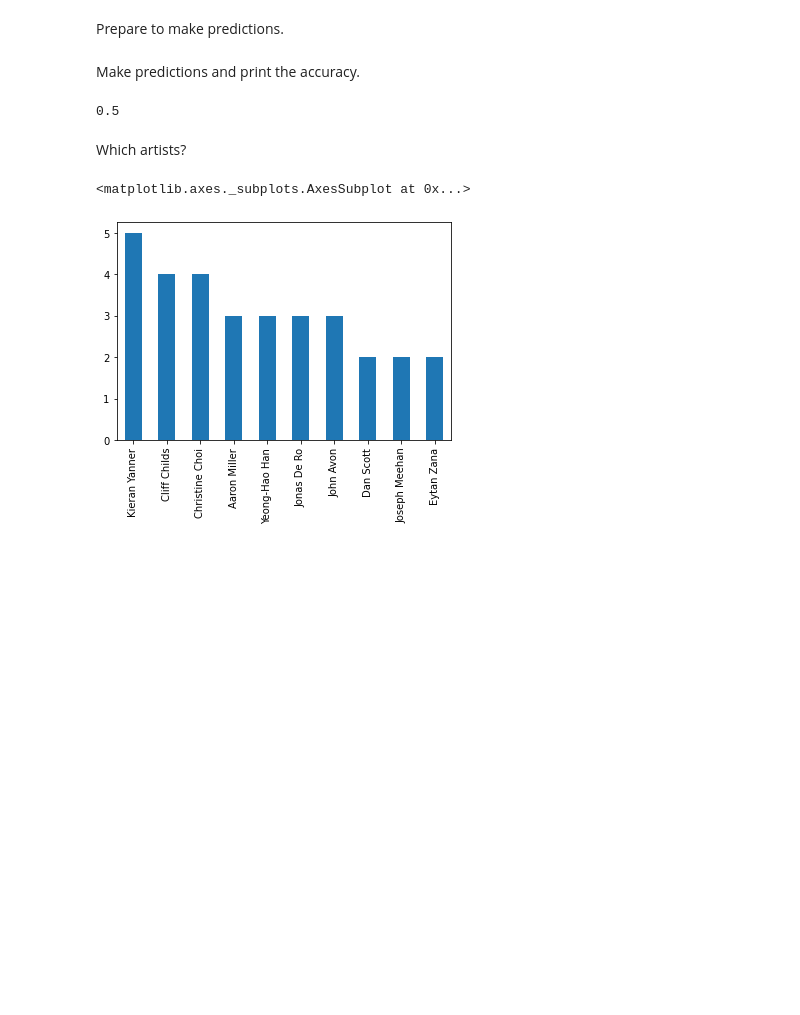
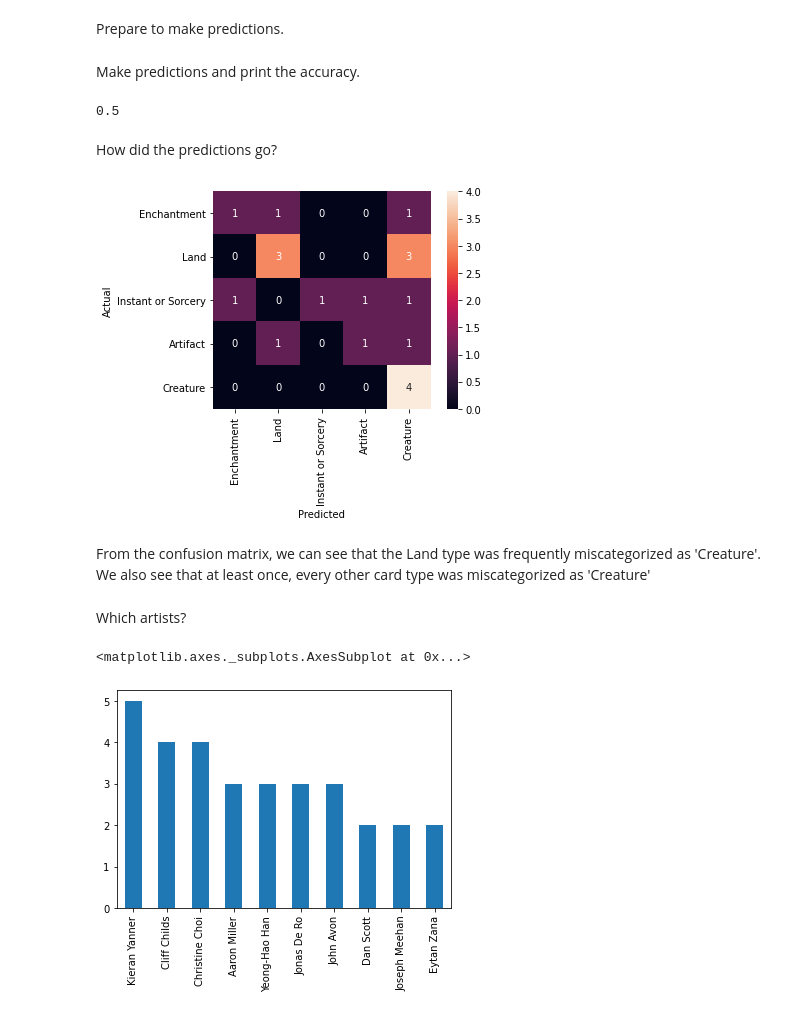
Before and after one commit to jamesdesu/MTGPredictByImage, a Jupyter notebook: EarlyPredictions.ipynb, the cells around one changed output. Saved outputs shown, nothing was run; the diff lists cells and outputs as text; code cells hidden in the pictures; blank space fills up the shorter version.

Commit message:
Add confusion matrix with some commentary

```diff
--- a/EarlyPredictions.ipynb
+++ b/EarlyPredictions.ipynb
@@ -158,6 +160,19 @@ y_model = model.predict(Xtest)
 print(accuracy_score(ytest, y_model))
 # %% [output]
 0.5
+# %% [markdown]
+How did the predictions go?
+# %%
+labels = ['Enchantment', 'Land', 'Instant or Sorcery', 'Artifact', 'Creature']
+mat = confusion_matrix(ytest, y_model, labels=labels)
+
+sns.heatmap(mat, square=True, annot=True, xticklabels=labels, yticklabels=labels)
+plt.xlabel('Predicted')
+plt.ylabel('Actual');
+# %% [output]
+[figure, added]
+# %% [markdown]
+From the confusion matrix, we can see that the Land type was frequently miscategorized as 'Creature'. We also see that at least once, every other card type was miscategorized as 'Creature'
 # %% [markdown]
 Which artists?
 # %%
```
Also changed, not shown: parts of 1 cell of this notebook.
